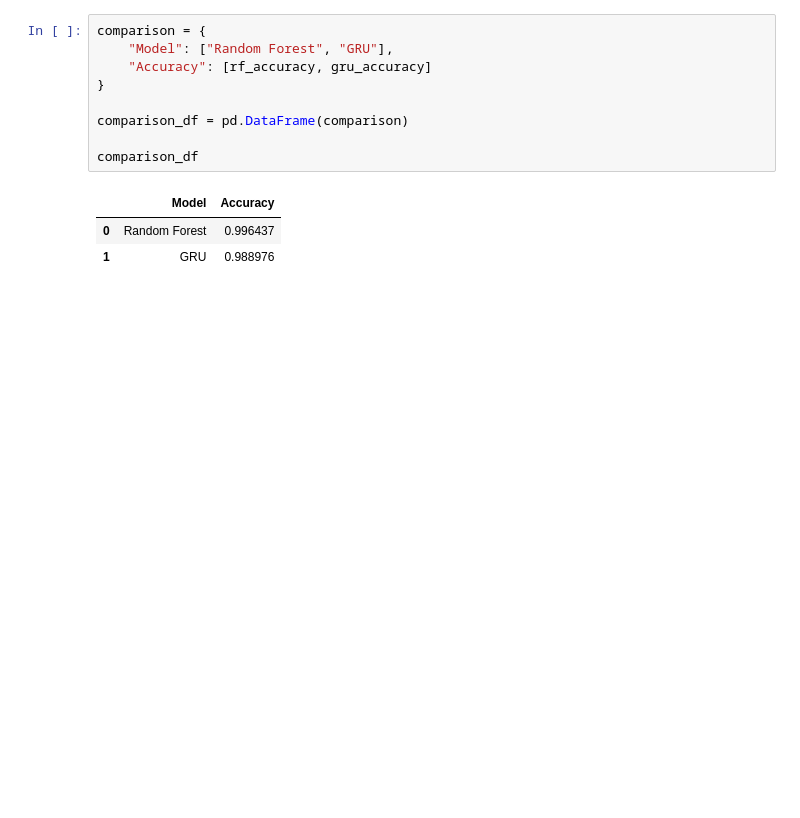
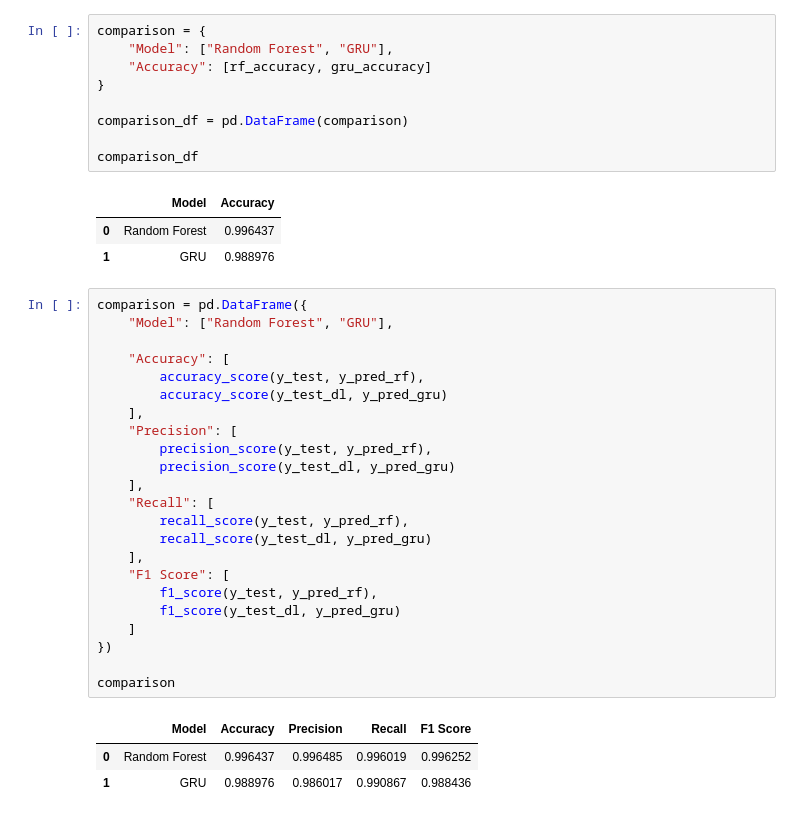
Before and after one commit to Dewnan/NLP_Group_15, a Jupyter notebook: notebooks/fake_news_detection_random_forest_gru.ipynb, the cells around one changed output. Saved outputs shown, nothing was run; the diff lists cells and outputs as text; blank space fills up the shorter version.

Commit message:
Update model comparison section

```diff
--- a/notebooks/fake_news_detection_random_forest_gru.ipynb
+++ b/notebooks/fake_news_detection_random_forest_gru.ipynb
@@ -405,3 +405,30 @@ comparison_df
 |  | Model | Accuracy |
 | 0 | Random Forest | 0.996437 |
 | 1 | GRU | 0.988976 |
+# %%
+comparison = pd.DataFrame({
+    "Model": ["Random Forest", "GRU"],
+
+    "Accuracy": [
+        accuracy_score(y_test, y_pred_rf),
+        accuracy_score(y_test_dl, y_pred_gru)
+    ],
+    "Precision": [
+        precision_score(y_test, y_pred_rf),
+        precision_score(y_test_dl, y_pred_gru)
+    ],
+    "Recall": [
+        recall_score(y_test, y_pred_rf),
+        recall_score(y_test_dl, y_pred_gru)
+    ],
+    "F1 Score": [
+        f1_score(y_test, y_pred_rf),
+        f1_score(y_test_dl, y_pred_gru)
+    ]
+})
+
+comparison
+# %% [output]
+|  | Model | Accuracy | Precision | Recall | F1 Score |
+| 0 | Random Forest | 0.996437 | 0.996485 | 0.996019 | 0.996252 |
+| 1 | GRU | 0.988976 | 0.986017 | 0.990867 | 0.988436 |
```
